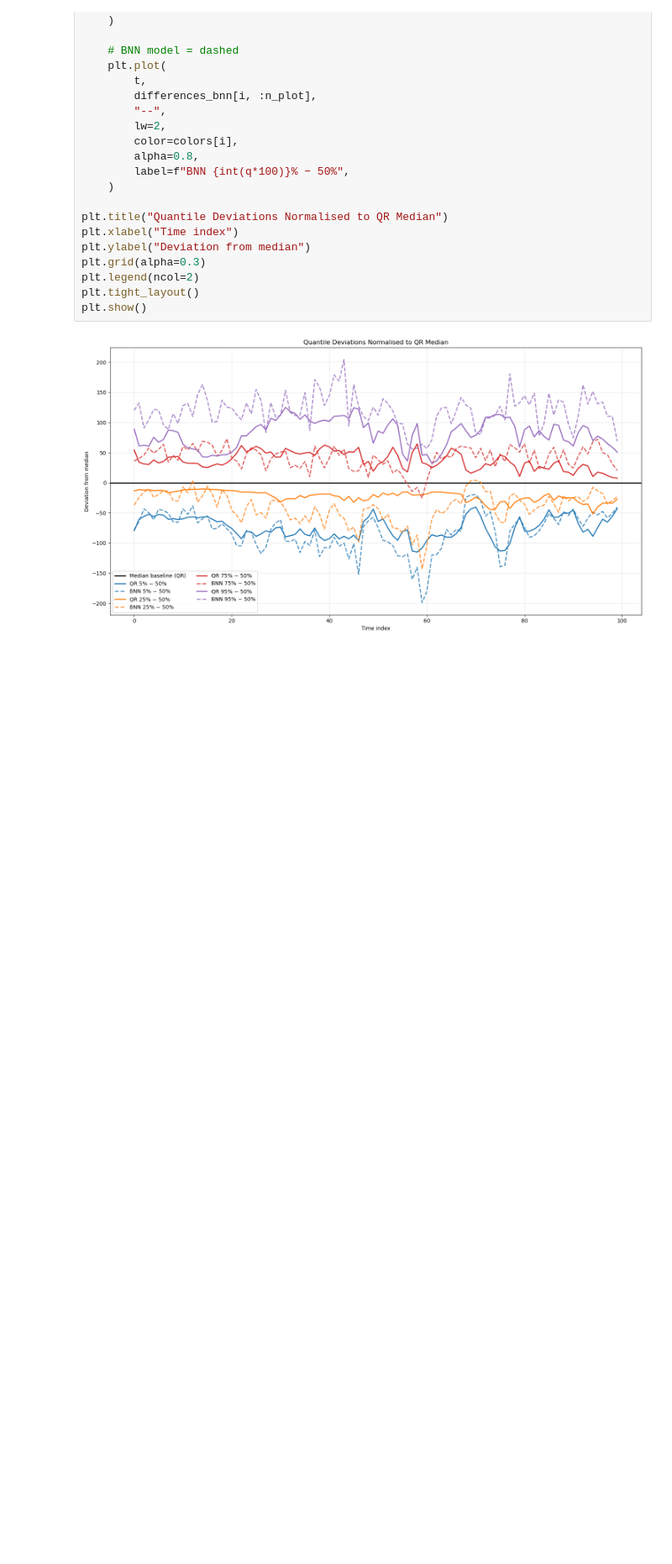
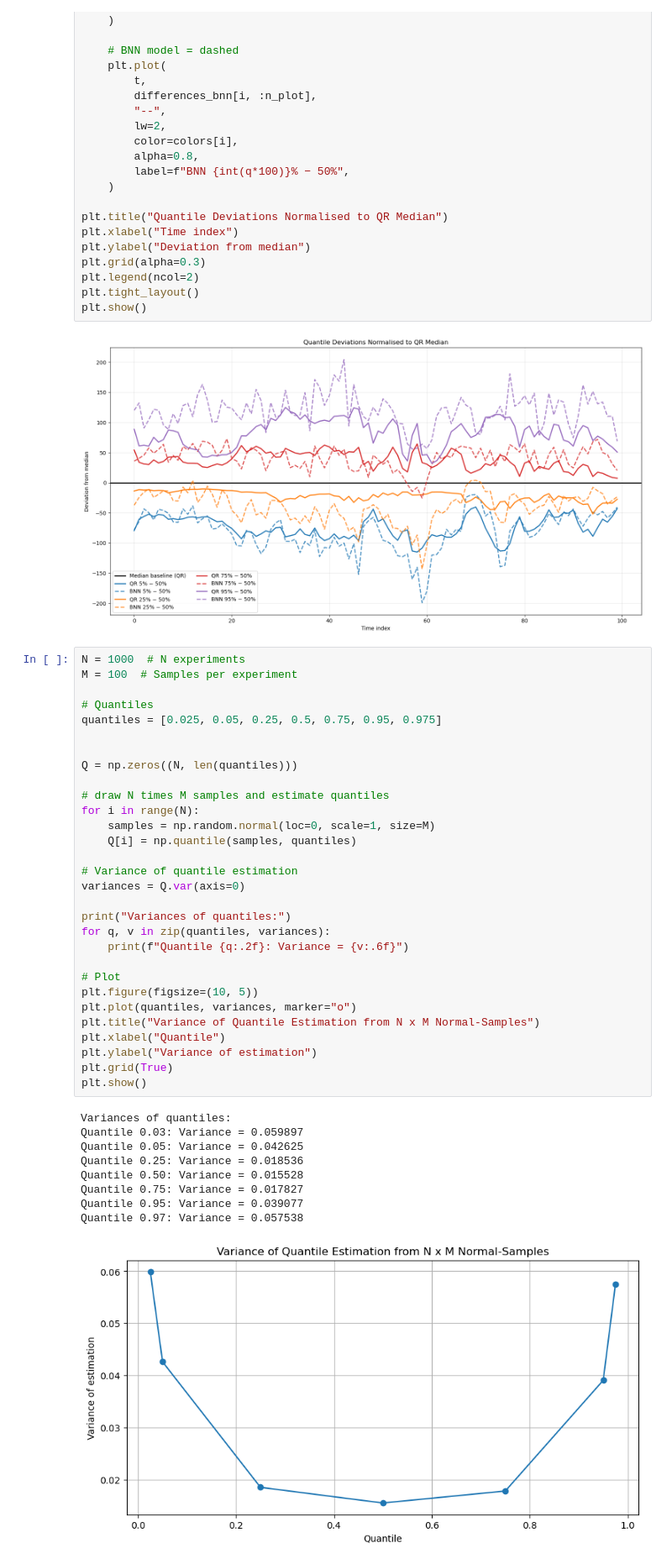
Before and after one commit to noemiwbr/master_thesis, a Jupyter notebook: notebooks/windpower_forecast_detQuantile.ipynb, the cells around one changed output. Shown at 84% size. Saved outputs shown, nothing was run; the diff lists cells and outputs as text; blank space fills up the shorter version.

```diff
--- a/notebooks/windpower_forecast_detQuantile.ipynb
+++ b/notebooks/windpower_forecast_detQuantile.ipynb
@@ -552,3 +580,43 @@ plt.tight_layout()
 plt.show()
 # %% [output]
 [figure]
+# %%
+N = 1000  # N experiments
+M = 100  # Samples per experiment
+
+# Quantiles
+quantiles = [0.025, 0.05, 0.25, 0.5, 0.75, 0.95, 0.975]
+
+
+Q = np.zeros((N, len(quantiles)))
+
+# draw N times M samples and estimate quantiles
+for i in range(N):
+    samples = np.random.normal(loc=0, scale=1, size=M)
+    Q[i] = np.quantile(samples, quantiles)
+
+# Variance of quantile estimation
+variances = Q.var(axis=0)
+
+print("Variances of quantiles:")
+for q, v in zip(quantiles, variances):
+    print(f"Quantile {q:.2f}: Variance = {v:.6f}")
+
+# Plot
+plt.figure(figsize=(10, 5))
+plt.plot(quantiles, variances, marker="o")
+plt.title("Variance of Quantile Estimation from N x M Normal-Samples")
+plt.xlabel("Quantile")
+plt.ylabel("Variance of estimation")
+plt.grid(True)
+plt.show()
+# %% [output]
+Variances of quantiles:
+Quantile 0.03: Variance = 0.059897
+Quantile 0.05: Variance = 0.042625
+Quantile 0.25: Variance = 0.018536
+Quantile 0.50: Variance = 0.015528
+Quantile 0.75: Variance = 0.017827
+Quantile 0.95: Variance = 0.039077
+Quantile 0.97: Variance = 0.057538
+[figure, added]
```
Also changed, not shown: parts of 5 cells of this notebook.
